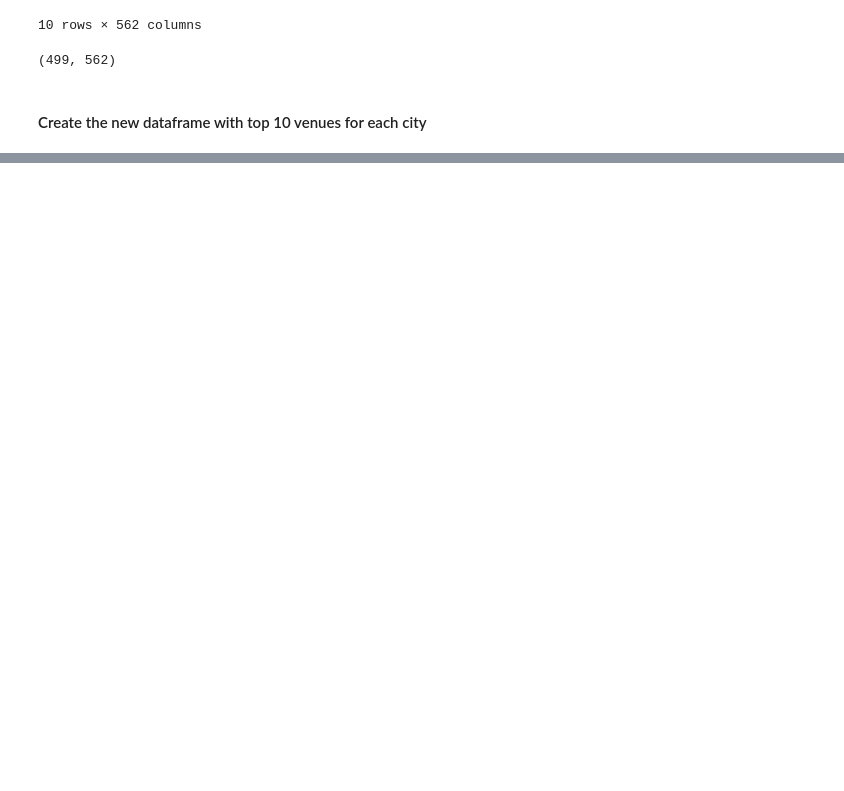
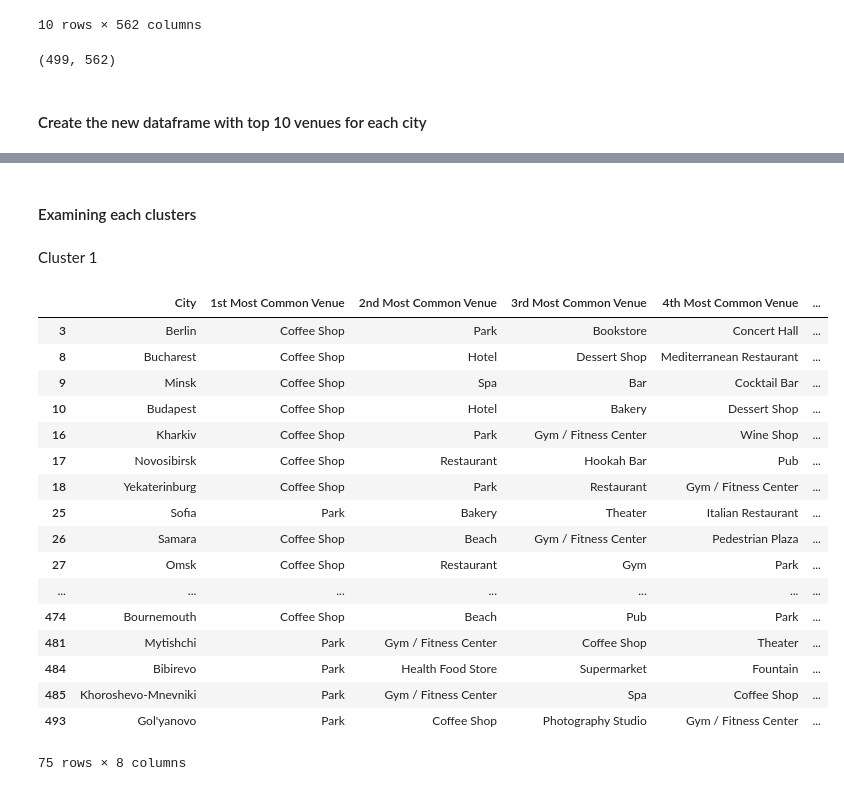
Before and after one commit to cssoumyade/Clustering-European-Cities, a Jupyter notebook: Feature Engineering and Clustering.ipynb, the cells around one changed output, grey strips where cells are left out. Saved outputs shown, nothing was run; the diff lists cells and outputs as text; code cells hidden in the pictures; blank space fills up the shorter version.

```diff
--- a/Feature Engineering and Clustering.ipynb
+++ b/Feature Engineering and Clustering.ipynb
@@ -99,0 +139,4 @@ cities_venues_sorted.sample(10)
+# %%
+df = pd.read_csv('europe_city_country.csv', index_col=0)
+df = df.drop('Population', 1)
+df.head()
@@ -99,0 +150,8 @@ cities_venues_sorted.sample(10)
+# %%
+# add clustering labels
+cities_venues_sorted.insert(0, 'Cluster Labels', kmeans.labels_)
+
+europe_merged = df
+
+# merge toronto_grouped with toronto_data to add latitude/longitude for each neighborhood
+europe_merged = europe_merged.join(cities_venues_sorted.set_index('City'), on='City')
@@ -99,0 +174,2 @@ cities_venues_sorted.sample(10)
+# %%
+europe_merged.drop(europe_merged[np.isnan(europe_merged['Cluster Labels'])].index, inplace=True)
@@ -99,0 +178,27 @@ cities_venues_sorted.sample(10)
+# %%
+# create map
+latitude = 55.4649
+longitude = 65.3054
+europe_merged['Cluster Labels'] = europe_merged['Cluster Labels'].astype(int)
+map_clusters = folium.Map(location=[latitude, longitude], zoom_start=3)
+
+# set color scheme for the clusters
+x = np.arange(kclusters)
+ys = [i + x + (i*x)**2 for i in range(kclusters)]
+colors_array = cm.rainbow(np.linspace(0, 1, len(ys)))
+rainbow = [colors.rgb2hex(i) for i in colors_array]
+
+# add markers to the map
+markers_colors = []
+for lat, lon, poi, cluster in zip(europe_merged['Latitude'], europe_merged['Longitude'], europe_merged['City'], europe_merged['Cluster Labels']):
+    label = folium.Popup(str(poi) + ' Cluster ' + str(cluster), parse_html=True)
+    folium.CircleMarker(
+        [lat, lon],
+        radius=5,
+        popup=label,
+        color=rainbow[cluster-1],
+        fill=True,
+        fill_color=rainbow[cluster-1],
+        fill_opacity=0.7).add_to(map_clusters)
+
+map_clusters
@@ -99,0 +207,25 @@ cities_venues_sorted.sample(10)
+# %% [markdown]
+<h4>Examining each clusters</h4>
+# %% [markdown]
+Cluster 1
+# %%
+europe_merged.loc[europe_merged['Cluster Labels'] == 0, europe_merged.columns[[0] + list(range(5, europe_merged.shape[1]))]]
+# %% [output]
+|  | City | 1st Most Common Venue | 2nd Most Common Venue | 3rd Most Common Venue | 4th Most Common Venue | ... |
+| 3 | Berlin | Coffee Shop | Park | Bookstore | Concert Hall | ... |
+| 8 | Bucharest | Coffee Shop | Hotel | Dessert Shop | Mediterranean Restaurant | ... |
+| 9 | Minsk | Coffee Shop | Spa | Bar | Cocktail Bar | ... |
+| 10 | Budapest | Coffee Shop | Hotel | Bakery | Dessert Shop | ... |
+| 16 | Kharkiv | Coffee Shop | Park | Gym / Fitness Center | Wine Shop | ... |
+| 17 | Novosibirsk | Coffee Shop | Restaurant | Hookah Bar | Pub | ... |
+| 18 | Yekaterinburg | Coffee Shop | Park | Restaurant | Gym / Fitness Center | ... |
+| 25 | Sofia | Park | Bakery | Theater | Italian Restaurant | ... |
+| 26 | Samara | Coffee Shop | Beach | Gym / Fitness Center | Pedestrian Plaza | ... |
+| 27 | Omsk | Coffee Shop | Restaurant | Gym | Park | ... |
+| ... | ... | ... | ... | ... | ... | ... |
+| 474 | Bournemouth | Coffee Shop | Beach | Pub | Park | ... |
+| 481 | Mytishchi | Park | Gym / Fitness Center | Coffee Shop | Theater | ... |
+| 484 | Bibirevo | Park | Health Food Store | Supermarket | Fountain | ... |
+| 485 | Khoroshevo-Mnevniki | Park | Gym / Fitness Center | Spa | Coffee Shop | ... |
+| 493 | Gol'yanovo | Park | Coffee Shop | Photography Studio | Gym / Fitness Center | ... |
+75 rows × 8 columns
```
Also changed, not shown: parts of 26 cells of this notebook.
